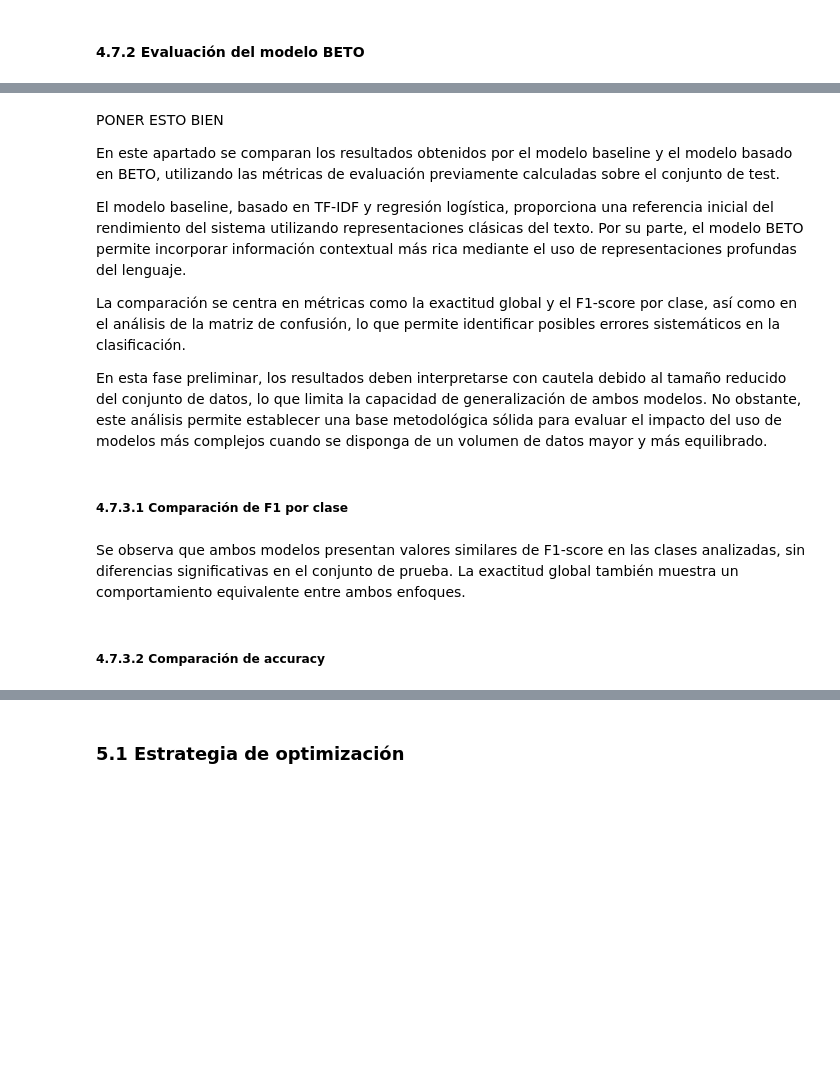
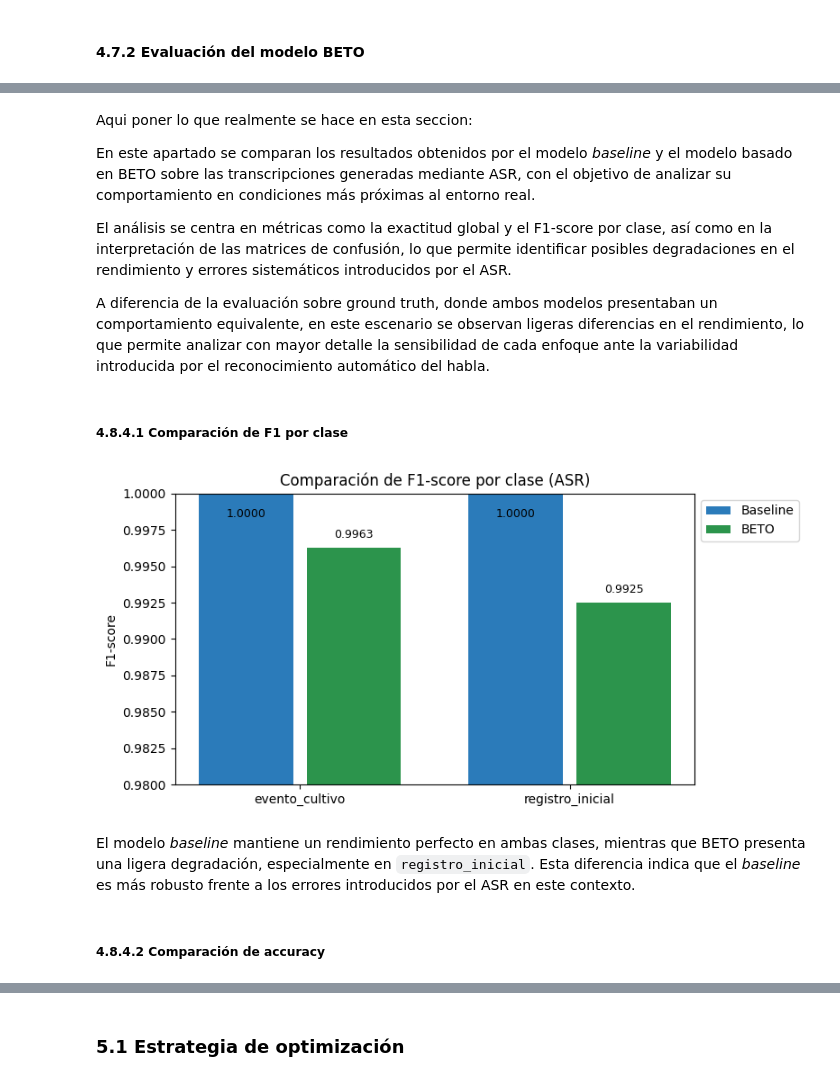
Before and after one commit to JMPinillos/agri-voice-ai, a Jupyter notebook: notebooks/03_nlp_modeling/nlp_modeling.ipynb, the cells around one changed output, grey strips where cells are left out. Cells and saved outputs as stored; diff of their text form; code cells hidden in the pictures; blank space fills up the shorter version.

```diff
--- a/notebooks/03_nlp_modeling/nlp_modeling.ipynb
+++ b/notebooks/03_nlp_modeling/nlp_modeling.ipynb
@@ -583,12 +932,10 @@ plt.show()
 # %% [markdown]
-PONER ESTO BIEN
+Aqui poner lo que realmente se hace en esta seccion:
 
-En este apartado se comparan los resultados obtenidos por el modelo baseline y el modelo basado en BETO, utilizando las métricas de evaluación previamente calculadas sobre el conjunto de test.
+En este apartado se comparan los resultados obtenidos por el modelo *baseline* y el modelo basado en BETO sobre las transcripciones generadas mediante ASR, con el objetivo de analizar su comportamiento en condiciones más próximas al entorno real.
 
-El modelo baseline, basado en TF-IDF y regresión logística, proporciona una referencia inicial del rendimiento del sistema utilizando representaciones clásicas del texto. Por su parte, el modelo BETO permite incorporar información contextual más rica mediante el uso de representaciones profundas del lenguaje.
+El análisis se centra en métricas como la exactitud global y el F1-score por clase, así como en la interpretación de las matrices de confusión, lo que permite identificar posibles degradaciones en el rendimiento y errores sistemáticos introducidos por el ASR.
 
-La comparación se centra en métricas como la exactitud global y el F1-score por clase, así como en el análisis de la matriz de confusión, lo que permite identificar posibles errores sistemáticos en la clasificación.
-
-En esta fase preliminar, los resultados deben interpretarse con cautela debido al tamaño reducido del conjunto de datos, lo que limita la capacidad de generalización de ambos modelos. No obstante, este análisis permite establecer una base metodológica sólida para evaluar el impacto del uso de modelos más complejos cuando se disponga de un volumen de datos mayor y más equilibrado.
+A diferencia de la evaluación sobre ground truth, donde ambos modelos presentaban un comportamiento equivalente, en este escenario se observan ligeras diferencias en el rendimiento, lo que permite analizar con mayor detalle la sensibilidad de cada enfoque ante la variabilidad introducida por el reconocimiento automático del habla.
 # %% [markdown]
-##### 4.7.3.1 Comparación de F1 por clase
+##### 4.8.4.1 Comparación de F1 por clase
@@ -628,4 +942,59 @@ plt.show()
+# %%
+# Clases del problema
+classes = list(label_encoder.classes_)
+
+# Extracción de métricas F1 desde los reportes ASR
+f1_baseline = [report_asr_baseline[c]["f1-score"] for c in classes]
+f1_beto = [report_asr_beto[c]["f1-score"] for c in classes]
+
+# Posiciones en el eje X
+x = np.arange(len(classes))
+width = 0.35
+gap = 0.05
+
+# Colores
+color_baseline = sns.color_palette("Blues")[4]
+color_beto = sns.color_palette("Greens")[4]
+
+# Gráfico
+plt.figure(figsize=(8,4))
+
+bars1 = plt.bar(x - width/2 - gap/2, f1_baseline, width, label="Baseline", color=color_baseline)
+bars2 = plt.bar(x + width/2 + gap/2, f1_beto, width, label="BETO", color=color_beto)
+
+# Configuración
+plt.xticks(x, classes)
+plt.ylabel("F1-score")
+plt.title("Comparación de F1-score por clase (ASR)")
+
+# Zoom en eje Y para ver diferencias pequeñas
+plt.ylim(0.98, 1.0)
+
+# Leyenda fuera
+plt.legend(loc="upper left", bbox_to_anchor=(1,1))
+
+# Etiquetas sobre las barras (controlando el límite superior)
+for bars in [bars1, bars2]:
+    for bar in bars:
+        height = bar.get_height()
+
+        # Ajuste dinámico de posición
+        offset = -0.001 if height > 0.999 else 0.0005
+
+        plt.text(
+            bar.get_x() + bar.get_width()/2,
+            height + offset,
+            f"{height:.4f}",
+            ha='center',
+            va='bottom' if offset > 0 else 'top',
+            fontsize=9
+        )
+
+plt.tight_layout()
+plt.show()
+# %% [output]
+[figure, added]
 # %% [markdown]
-Se observa que ambos modelos presentan valores similares de F1-score en las clases analizadas, sin diferencias significativas en el conjunto de prueba. La exactitud global también muestra un comportamiento equivalente entre ambos enfoques.
+El modelo *baseline* mantiene un rendimiento perfecto en ambas clases, mientras que BETO presenta una ligera degradación, especialmente en `registro_inicial`. Esta diferencia indica que el *baseline* es más robusto frente a los errores introducidos por el ASR en este contexto.
 # %% [markdown]
-##### 4.7.3.2 Comparación de accuracy
+##### 4.8.4.2 Comparación de accuracy
```
Also changed, not shown: parts of 117 cells of this notebook, 4 other files.
